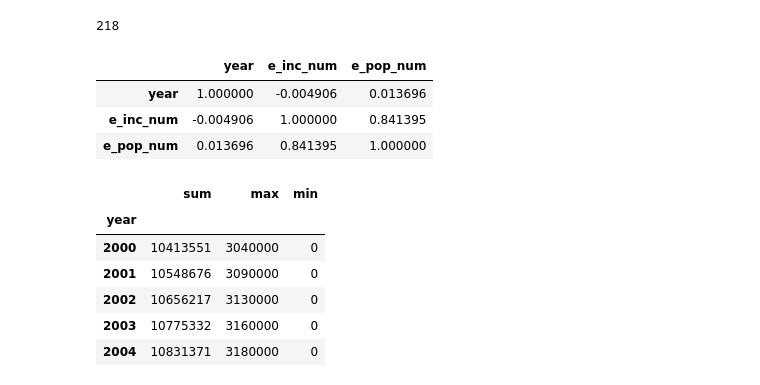
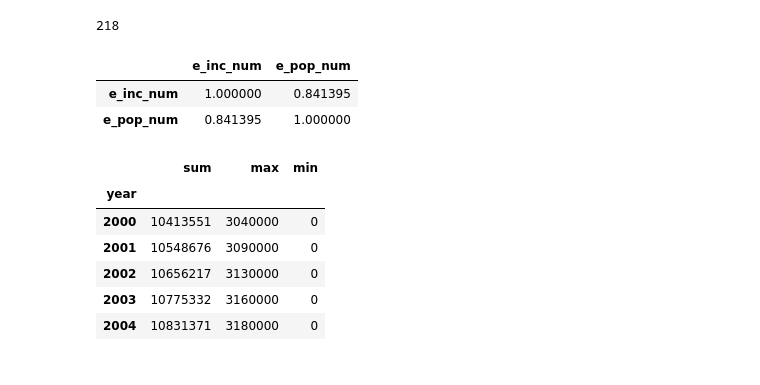
Before and after one commit to GabuTheGreat/python_analysis, a Jupyter notebook: TB Analysis using Python.ipynb, the cells around one changed output. Saved outputs shown, nothing was run; the diff lists cells and outputs as text; code cells hidden in the pictures.

```diff
--- a/TB Analysis using Python.ipynb
+++ b/TB Analysis using Python.ipynb
@@ -33,9 +33,9 @@ plt.style.use('ggplot')
 # %% [markdown]
 ###### Reading in the WHO TB dataset
 # %%
-# Load the TB dataset
-
-all_tb = pd.read_csv ('~/Downloads/TB_burden_countries_2019-01-11.csv', encoding = 'utf-8')
+#Load the TB dataset
+#changing so that data is pulled from Github
+all_tb = pd.read_csv ('https://raw.githubusercontent.com/waithiegeni/python_analysis/master/TB_burden_countries_2019-01-11.csv', encoding = 'utf-8')
 
 # Print out the first 5 Rows
 
@@ -71,11 +70,11 @@ all_tb.shape
 
 We notice that the previous calls returns all the columns of the dataset. We want to produce specific and clear-cut descriptive analysis of the data. Therefore, we will select only the columns we need.
 # %%
-# Select the columns required to do descriptive stats of the data
+# Select the columns required to do descriptive stats of the data 'e_inc_tbhiv_num'
 
-all_tb = all_tb [['country', 'year', 'e_inc_num' , 'e_pop_num']]
+all_tb = all_tb[['country','year','e_inc_num','e_pop_num', 'e_inc_tbhiv_num', 'iso3', 'g_whoregion']]
 
-all_tb.head()
+all_tb[['country','year','e_inc_num','e_pop_num']].head()
 # %% [output]
 |  | country | year | e_inc_num | e_pop_num |
 | 0 | Afghanistan | 2000 | 38000 | 20093756 |
@@ -115,12 +113,11 @@ len(all_tb ['country'].unique())
 218
 # %%
 # Checking the correlation of our attributes in the dataset
-all_tb.corr(method = 'pearson')
+all_tb[['e_inc_num', 'e_pop_num']].corr(method = 'pearson')
 # %% [output]
-|  | year | e_inc_num | e_pop_num |
-| year | 1.000000 | -0.004906 | 0.013696 |
-| e_inc_num | -0.004906 | 1.000000 | 0.841395 |
-| e_pop_num | 0.013696 | 0.841395 | 1.000000 |
+|  | e_inc_num | e_pop_num |
+| e_inc_num | 1.000000 | 0.841395 |
+| e_pop_num | 0.841395 | 1.000000 |
 # %%
 # Grouping and aggregating by year
 
```
Also changed, not shown: parts of 37 cells of this notebook.
